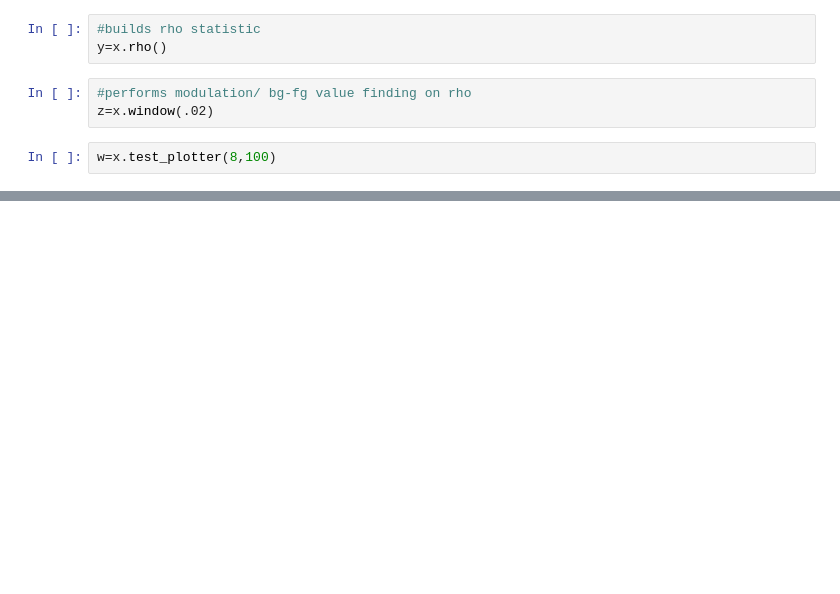
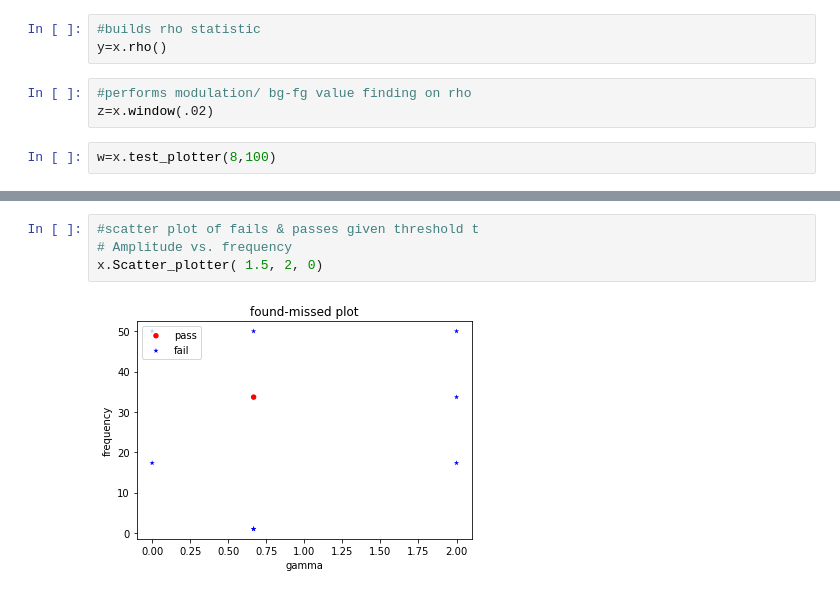
Before and after one commit to mickbrawler/Waveforms, a Jupyter notebook: Onsource_Analysis.ipynb, the cells around one changed output, grey strips where cells are left out. Drawn from its saved outputs; the diff is of its cells as text; blank space fills up the shorter version.

```diff
--- a/Onsource_Analysis.ipynb
+++ b/Onsource_Analysis.ipynb
@@ -546,0 +492,6 @@ plt.show()
+# %%
+#scatter plot of fails & passes given threshold t
+# Amplitude vs. frequency
+x.Scatter_plotter( 1.5, 2, 0)
+# %% [output]
+[figure, added]
```
Also changed, not shown: parts of 8 cells of this notebook.
